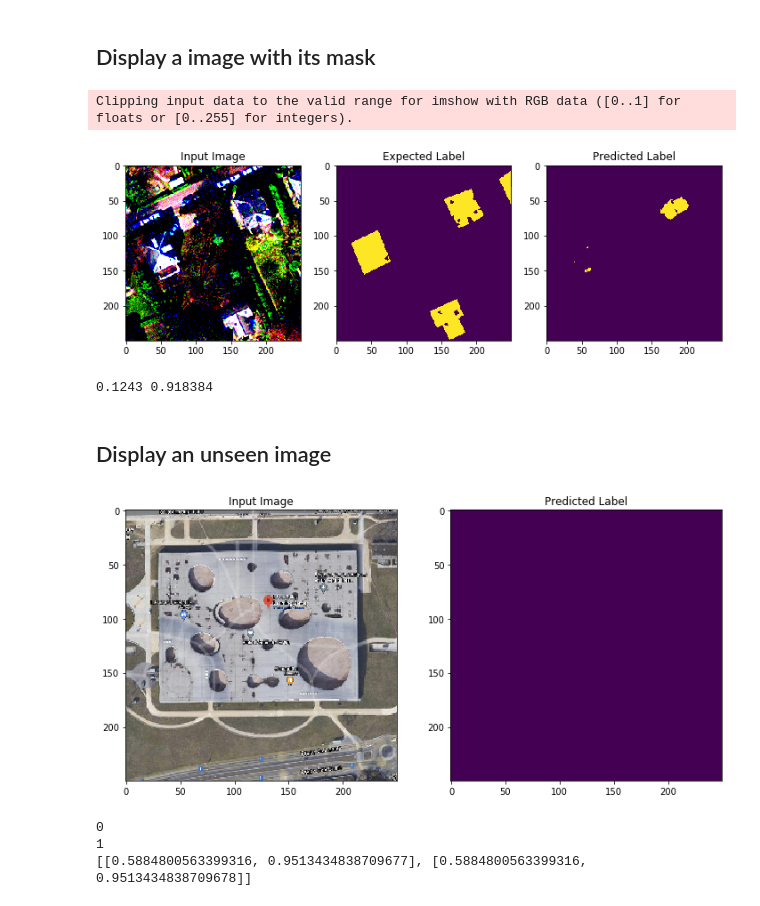
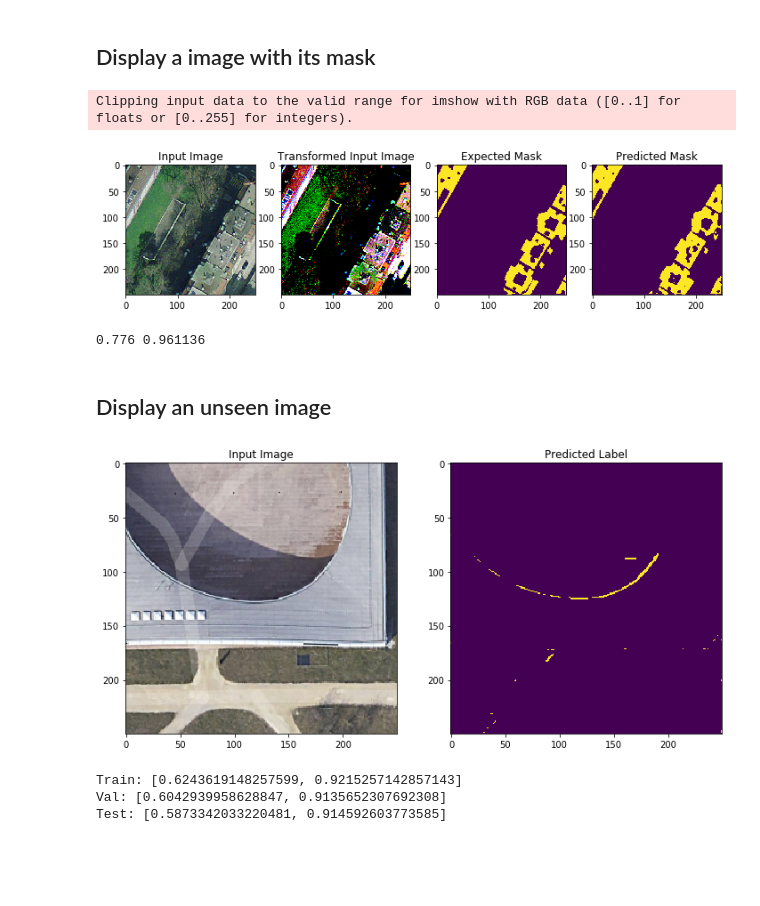
Before and after one commit to riccardocadei/photovoltaic-detection, a Jupyter notebook: main.ipynb, the cells around one changed output. Cells and saved outputs as stored; diff of their text form; code cells hidden in the pictures; blank space fills up the shorter version.

Commit message:
update dataloader to display original image
see example in main

```diff
--- a/main.ipynb
+++ b/main.ipynb
@@ -27,21 +31,21 @@ device=torch.device('cuda' if torch.cuda.is_available() else 'cpu')
 # Loading the Data Set
 First we load the data set that we will use for training. Each sample is an image with its mask (label). An image is represented as a 3x250x250 array with each of the 3 color chanel being 250x250 pixels. The asssociated mask is a 250x250 array,
 # %%
-folder_path_train_image = 'data/train/images'
-folder_path_train_masks = 'data/train/labels'
-folder_path_test_image = 'data/test/images'
-folder_path_test_masks = 'data/test/labels'
-folder_path_val_image = 'data/val/images'
-folder_path_val_masks = 'data/val/labels'
+folder_path_train_image = 'data/all/train/images'
+folder_path_train_masks = 'data/all/train/labels'
+folder_path_test_image = 'data/all/test/images'
+folder_path_test_masks = 'data/all/test/labels'
+folder_path_val_image = 'data/all/val/images'
+folder_path_val_masks = 'data/all/val/labels'
 
 #load dataset
 train_set = DataLoaderSegmentation(folder_path_train_image,folder_path_train_masks) # 80%
 test_set = DataLoaderSegmentation(folder_path_test_image,folder_path_test_masks,augment=False)# 10%
 val_set = DataLoaderSegmentation(folder_path_val_image,folder_path_val_masks,augment=False) # 10%
 
-train_loader = DataLoader(train_set,batch_size=2, shuffle=True ,num_workers=0)
-val_loader = DataLoader(val_set,batch_size=2, shuffle=True ,num_workers=0)
-test_loader = DataLoader(test_set,batch_size=2, shuffle=True ,num_workers=0)
+train_loader = DataLoader(train_set,batch_size=5, shuffle=True ,num_workers=0)
+val_loader = DataLoader(val_set,batch_size=5, shuffle=True ,num_workers=0)
+test_loader = DataLoader(test_set,batch_size=5, shuffle=True ,num_workers=0)
 
 model = UNet(3,1,False).to(device)
 print(len(train_set),len(test_set),len(val_set))
@@ -171,46 +163,47 @@ torch.save(best_model.state_dict(), 'model/best_model06122020.pt')
 # %%
 model.eval()
 fig = plt.figure()
 fig.set_size_inches(12, 7, forward=True)
 
-ax1 = fig.add_subplot(1,3,1)
+ax1 = fig.add_subplot(1,4,1)
 ax1.title.set_text('Input Image')
-ax2 = fig.add_subplot(1,3,2)
-ax2.title.set_text('Expected Label')
-ax3 = fig.add_subplot(1,3,3)
-ax3.title.set_text('Predicted Label')
+ax2 = fig.add_subplot(1,4,2)
+ax2.title.set_text('Transformed Input Image')
+ax3 = fig.add_subplot(1,4,3)
+ax3.title.set_text('Expected Mask')
+ax4 = fig.add_subplot(1,4,4)
+ax4.title.set_text('Predicted Mask')
 
-index_random_sample = int(np.random.random()*len(train_loader.dataset))
-(x,y) = train_loader.dataset[index_random_sample]
-ax1.imshow(np.transpose(x.numpy(),(1,2,0)))
+index_random_sample = int(np.random.random()*len(val_loader.dataset))
+(x,y,z) = val_loader.dataset.__getitem__(index_random_sample,show_og=True)
+ax1.imshow(z)
 
-ax2.imshow(y)
+ax2.imshow(np.transpose(x.numpy(),(1,2,0)))
+
+ax3.imshow(y)
 
 ypred = torch.squeeze(model.predict(torch.unsqueeze(x,0).cuda())).cpu().detach().numpy()
 
-ax3.imshow(np.around(ypred))
+ax4.imshow(np.around((ypred)))
 np.around(iou(np.around(ypred),y.numpy()),4),accuracy(np.around(ypred),y.numpy())
 acc = np.around(iou(np.around(ypred),y.numpy()),4)
 plt.show()
 print(acc,accuracy(np.around(ypred),y.numpy()))
 # %% [output]
 Clipping input data to the valid range for imshow with RGB data ([0..1] for floats or [0..255] for integers).
-[figure, old version]
+[figure, new version]
-0.1243 0.918384
+0.776 0.961136
 # %% [markdown]
 ## Display an unseen image
 # %%
-import_and_show(model,'test.png') # Note that 'test.png' should be located in the root of the folder
+import_and_show(model,'test.PNG') # Note that 'test.png' should be located in the root of the folder
 # %% [output]
-[figure, old version]
+[figure, new version]
-# %%
-val = []
-for i in range(2):
-    print(i)
-    val.append(test_model(test_loader,model))
-np.mean(val)
-print(val)
-# %% [output]
-0
-1
-[[0.5884800563399316, 0.9513434838709677], [0.5884800563399316, 0.9513434838709678]]
+# %%
+print('Train:', test_model(train_loader,model))
+print('Val:', test_model(val_loader,model))
+print('Test:', test_model(test_loader,model))
+# %% [output]
+Train: [0.6243619148257599, 0.9215257142857143]
+Val: [0.6042939958628847, 0.9135652307692308]
+Test: [0.5873342033220481, 0.914592603773585]
```
Also changed, not shown: parts of 8 cells of this notebook, 47 other files.
